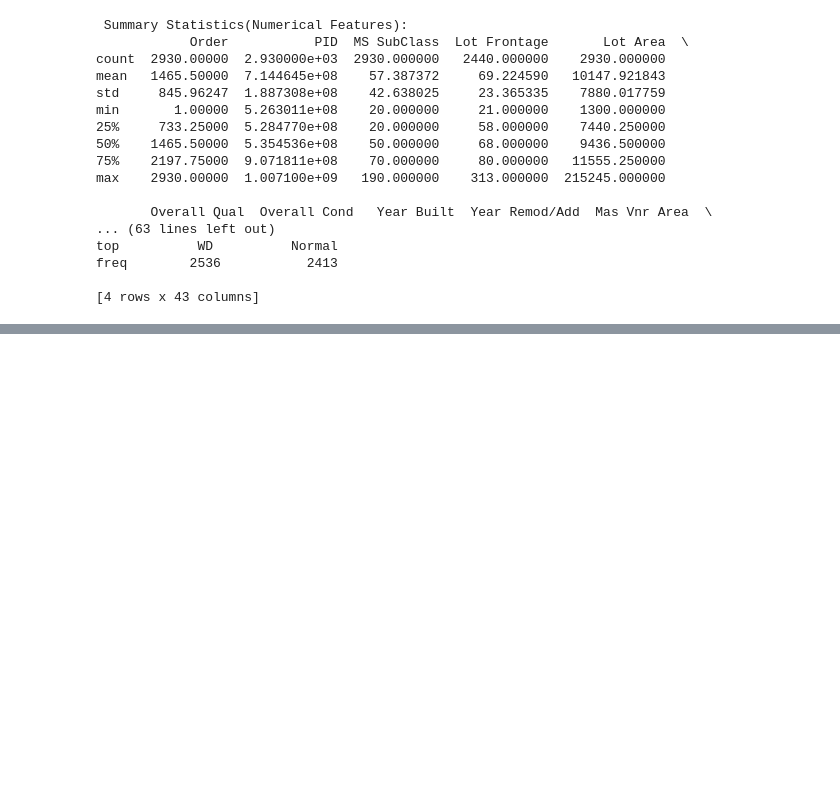
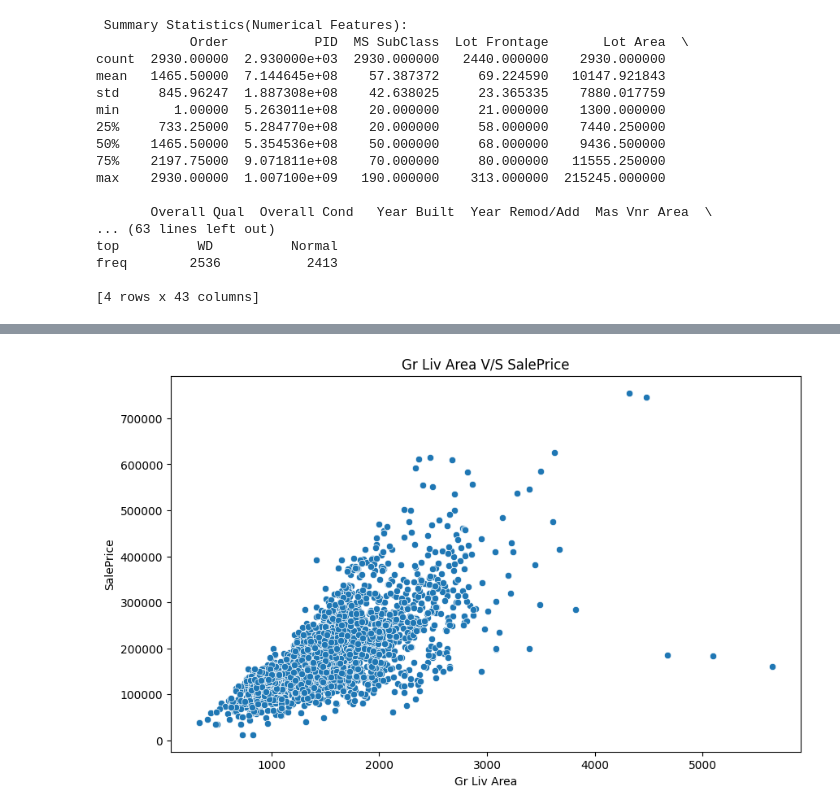
Before and after one commit to VectorCipher/End_to_End_Price_Prediction, a Jupyter notebook: analysis/EDA.ipynb, the cells around one changed output, grey strips where cells are left out. Saved outputs shown, nothing was run; the diff lists cells and outputs as text; code cells hidden in the pictures; blank space fills up the shorter version.

```diff
--- a/analysis/EDA.ipynb
+++ b/analysis/EDA.ipynb
@@ -58,0 +98,7 @@ freq        2536           2413
+# %%
+## Bivariate Analysis
+from analyze_src.bivariate_analysis import BiVariateAnalyzer,NumericalvsNumericalAnalysis,CategoricalvsNumericalAnalysis
+bivariate_analyzer = BiVariateAnalyzer(NumericalvsNumericalAnalysis())
+bivariate_analyzer.execute_strategy(df,"Gr Liv Area","SalePrice")
+# %% [output]
+[figure, added]
```
Also changed, not shown: parts of 8 cells of this notebook.
